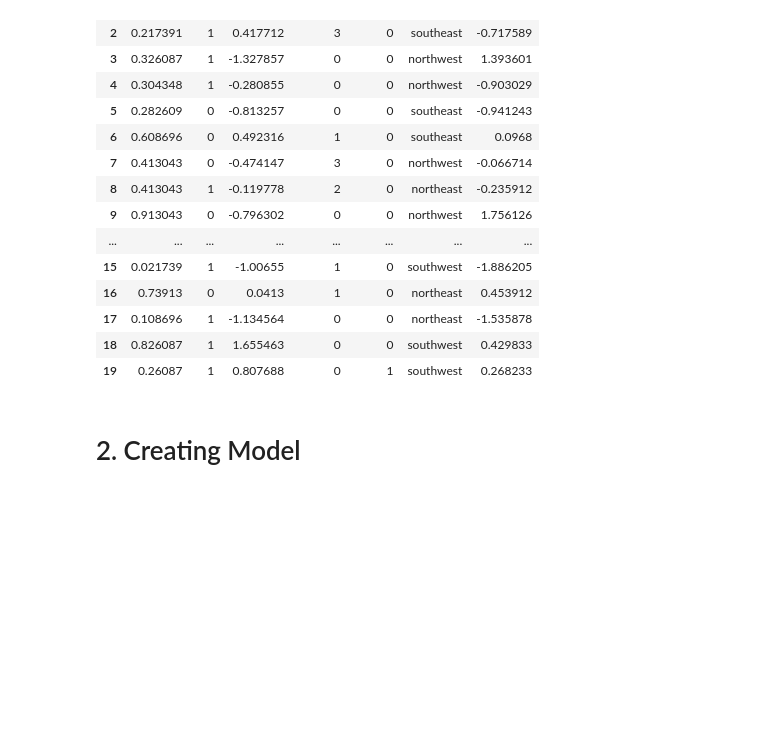
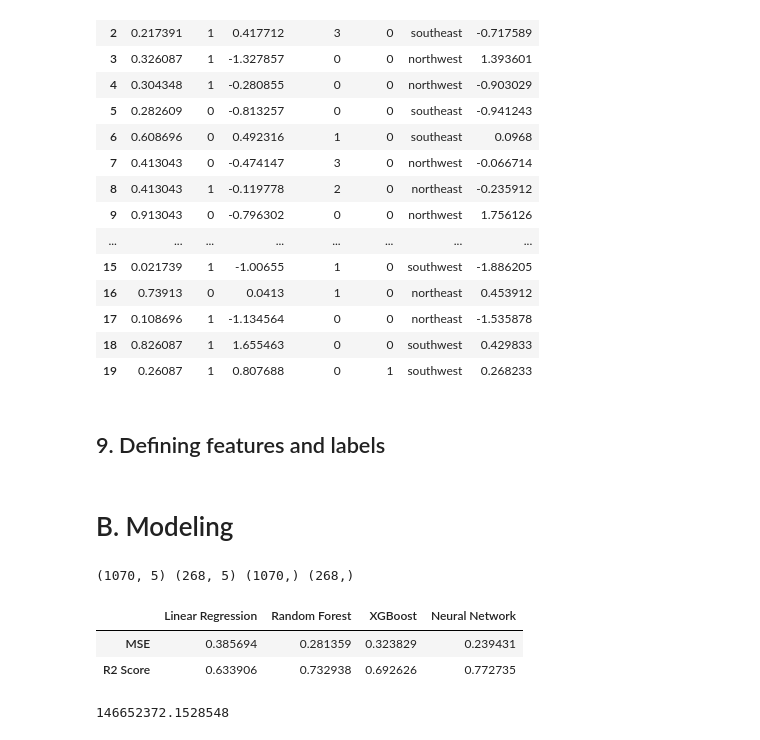
Before and after one commit to sonicmortis/Portfolio, a Jupyter notebook: Insurance/Predicting_Charges_Insurance.ipynb, the cells around one changed output. Drawn from its saved outputs; the diff is of its cells as text; code cells hidden in the pictures; blank space fills up the shorter version.

```diff
--- a/Insurance/Predicting_Charges_Insurance.ipynb
+++ b/Insurance/Predicting_Charges_Insurance.ipynb
@@ -250,5 +250,56 @@ df_transformed.head(20)
 | 17 | 0.108696 | 1 | -1.134564 | 0 | 0 | northeast | -1.535878 |
 | 18 | 0.826087 | 1 | 1.655463 | 0 | 0 | southwest | 0.429833 |
 | 19 | 0.26087 | 1 | 0.807688 | 0 | 1 | southwest | 0.268233 |
-# %% [markdown]
-# 2. Creating Model
+# %% [markdown]
+## 9. Defining features and labels
+# %%
+X = np.array(df_transformed[['age', 'sex', 'bmi', 'children', 'smoker']])
+y = np.array(df_transformed['charges'])
+# %% [markdown]
+# B. Modeling
+# %%
+from sklearn.model_selection import train_test_split
+
+# Split data into 80% train and 20% test
+X_train, X_test, y_train, y_test = train_test_split(X, y, test_size=0.2, random_state=42)
+
+# Cek bentuk data hasil split
+print(X_train.shape, X_test.shape, y_train.shape, y_test.shape)
+# %% [output]
+(1070, 5) (268, 5) (1070,) (268,)
+# %%
+from sklearn.pipeline import Pipeline
+from sklearn.model_selection import train_test_split
+from sklearn.linear_model import LinearRegression
+from sklearn.ensemble import RandomForestRegressor
+from xgboost import XGBRegressor
+from sklearn.neural_network import MLPRegressor
+from sklearn.metrics import mean_squared_error, r2_score
+
+models = {
+    "Linear Regression": LinearRegression(),
+    "Random Forest": RandomForestRegressor(n_estimators=100, random_state=42),
+    "XGBoost": XGBRegressor(objective='reg:squarederror', n_estimators=100, random_state=42),
+    "Neural Network": MLPRegressor(hidden_layer_sizes=(64, 32), activation='relu', max_iter=500, random_state=42)
+}
+
+# Train & evaluate models
+results = {}
+for name, model in models.items():
+    model.fit(X_train, y_train)
+    y_pred = model.predict(X_test)
+    results[name] = {
+        "MSE": mean_squared_error(y_test, y_pred),
+        "R2 Score": r2_score(y_test, y_pred)
+    }
+
+# Hasil evaluasi
+pd.DataFrame(results)
+# %% [output]
+|  | Linear Regression | Random Forest | XGBoost | Neural Network |
+| MSE | 0.385694 | 0.281359 | 0.323829 | 0.239431 |
+| R2 Score | 0.633906 | 0.732938 | 0.692626 | 0.772735 |
+# %%
+df["charges"].var()
+# %% [output]
+146652372.1528548
```
